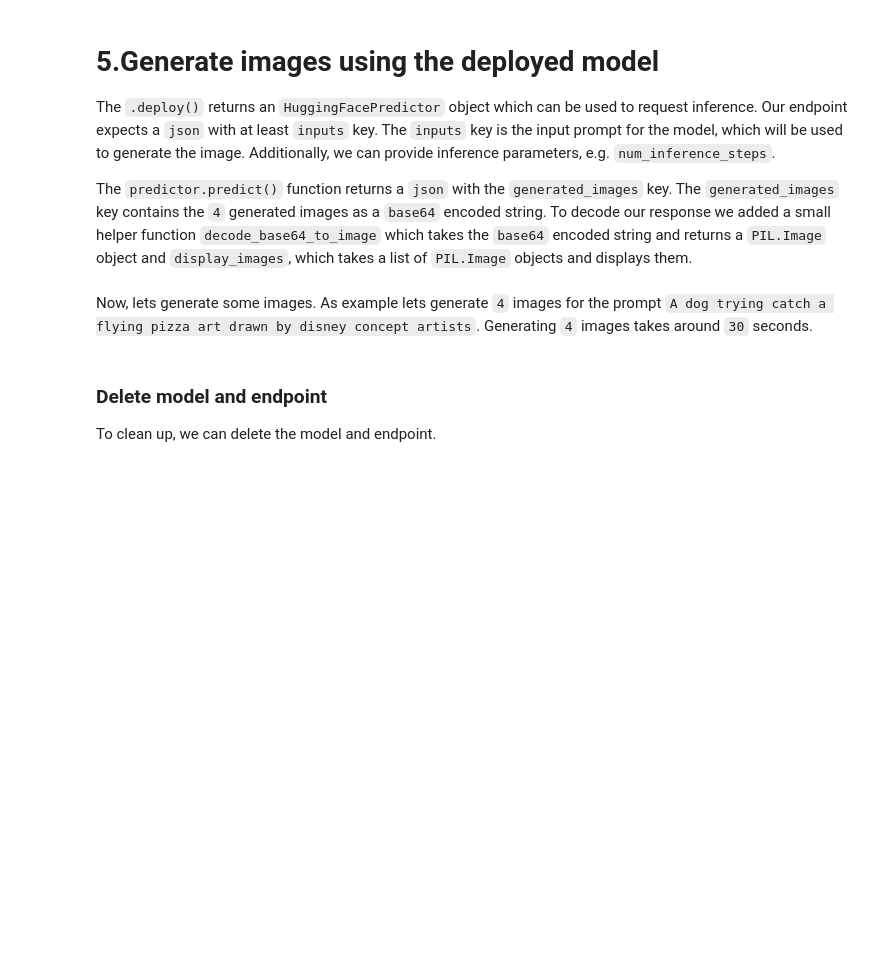
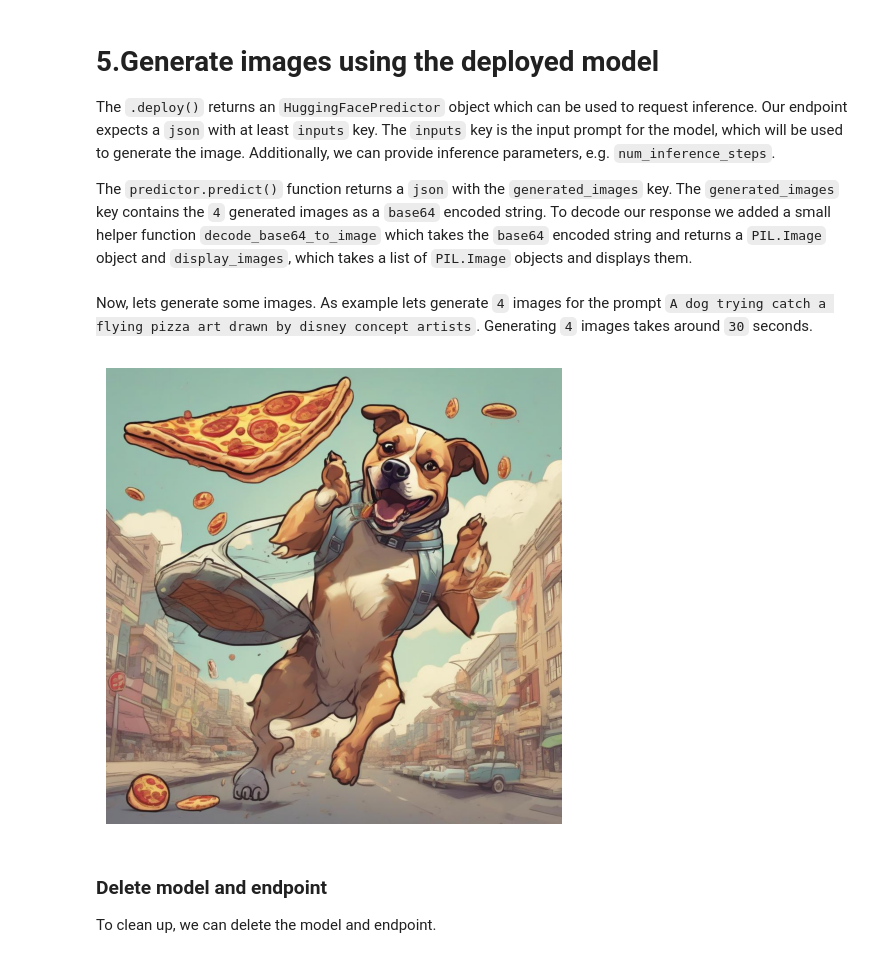
Before and after one commit to philschmid/huggingface-inferentia2-samples, a Jupyter notebook: stable-diffusion-xl/sagemaker-notebook.ipynb, the cells around one changed output. Drawn from its saved outputs; the diff is of its cells as text; code cells hidden in the pictures; blank space fills up the shorter version.

```diff
--- a/stable-diffusion-xl/sagemaker-notebook.ipynb
+++ b/stable-diffusion-xl/sagemaker-notebook.ipynb
@@ -170,2 +204,6 @@ assert sess.boto_region_name == "us-east-2", "region must be us-east-2"
 # %% [markdown]
 Next, we upload our `sdxl_neuron` directory to Amazon S3 using our session bucket and `sagemaker` sdk.
+# %%
+iam = boto3.client('iam')
+
+role = iam.get_role(RoleName='sagemaker_execution_role')['Role']['Arn']
@@ -176,5 +216,5 @@ from sagemaker.s3 import S3Uploader
 s3_model_path = f"s3://{sess.default_bucket()}/neuronx/{model_id}"
 
 # upload model.tar.gz
-s3_model_uri = S3Uploader.upload(local_path=save_directory ,desired_s3_uri=s3_model_path)
+s3_model_uri = S3Uploader.upload(local_path=f"{save_directory}/model.tar.gz" ,desired_s3_uri=s3_model_path)
 print(f"model artifcats uploaded to {s3_model_uri}")
@@ -189,18 +233,13 @@ from sagemaker.huggingface.model import HuggingFaceModel
 
 # create Hugging Face Model Class
 huggingface_model = HuggingFaceModel(
-   model_data={
-        'S3DataSource': {
-            'CompressionType': 'None',
-            'S3DataType': 'S3Prefix',
-            'S3Uri': s3_model_uri,
-        }
-    },
-   role=role,                      # iam role with permissions to create an Endpoint
-   transformers_version="4.28.1",  # transformers version used
-   pytorch_version="1.13.0",       # pytorch version used
-   py_version='py38',              # python version used
-   model_server_workers=2,         # number of workers for the model server
+    model_data=s3_model_uri,
+    role=role,                      # iam role with permissions to create an Endpoint
+    image_uri=image,                # inference container
+#    transformers_version="4.28.1",  # transformers version used
+#    pytorch_version="1.13.0",       # pytorch version used
+#    py_version='py38',              # python version used
+   model_server_workers=1,         # number of workers for the model server
 )
 
 # Let SageMaker know that we've already compiled the model
@@ -209,5 +248,6 @@ huggingface_model._is_compiled_model = True
 # deploy the endpoint endpoint
 predictor = huggingface_model.deploy(
     initial_instance_count=1,      # number of instances
-    instance_type="ml.inf2.xlarge" # AWS Inferentia Instance
+    instance_type="ml.inf2.xlarge", # AWS Inferentia Instance
+    volume_size = 100
 )
@@ -231,8 +277,8 @@ def decode_base64_image(image_string):
   return Image.open(buffer)
 
 # display PIL images as grid
-def display_images(images=None,columns=3, width=100, height=100):
-    plt.figure(figsize=(width, height))
+def display_images(images=None,columns=3):
+    plt.figure(figsize=(20,20))
     for i, image in enumerate(images):
         plt.subplot(int(len(images) / columns + 1), columns, i + 1)
         plt.axis('off')
@@ -240,23 +286,24 @@ def display_images(images=None,columns=3, width=100, height=100):
 # %% [markdown]
 Now, lets generate some images. As example lets generate `4` images for the prompt `A dog trying catch a flying pizza art drawn by disney concept artists`. Generating `4` images takes around `30` seconds.
 # %%
-num_images_per_prompt = 3
-prompt = "A dog trying catch a flying pizza art drawn by disney concept artists, golden colour, high quality, highly detailed, elegant, sharp focus"
+prompt = "A dog trying catch a flying pizza in style of comic book"
 
 # run prediction
 response = predictor.predict(data={
   "inputs": prompt,
   "parameters": {
     "num_inference_steps" : 25,
     }
   }
 )
 
 # decode images
 decoded_images = [decode_base64_image(image) for image in response["generated_images"]]
 
 # visualize generation
 display_images(decoded_images)
+# %% [output]
+[figure, added]
 # %% [markdown]
 ### Delete model and endpoint
 
```
Also changed, not shown: parts of 13 cells of this notebook, 1 other file.
